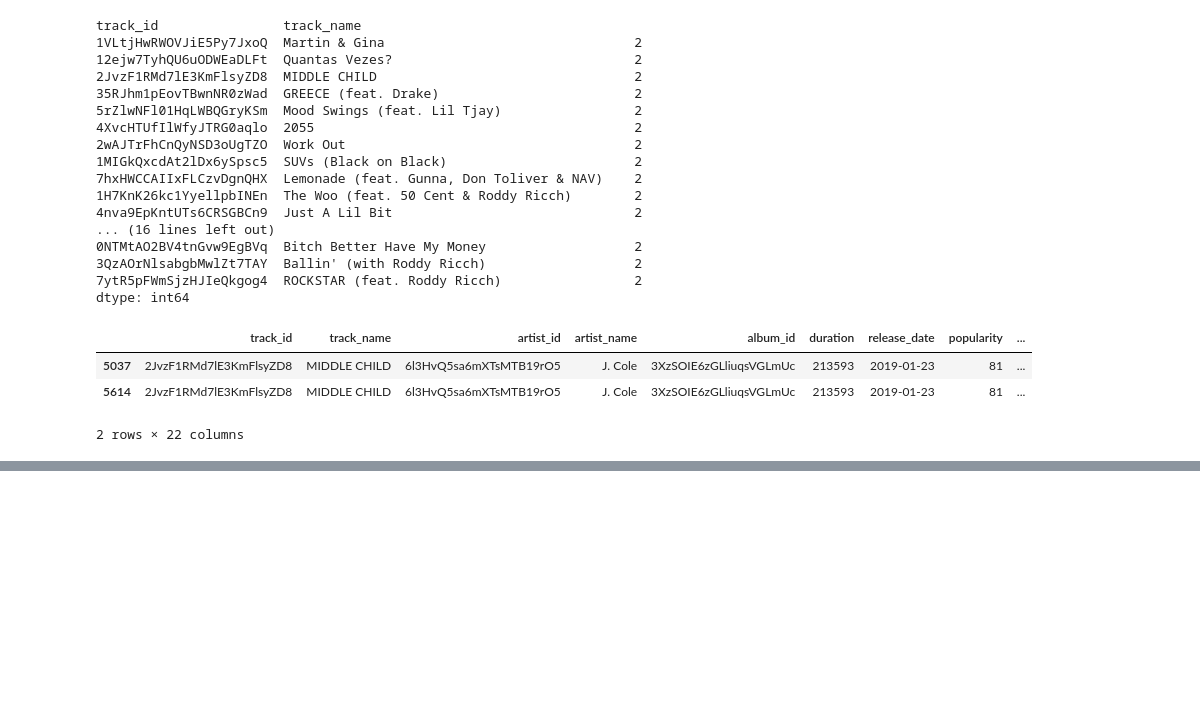
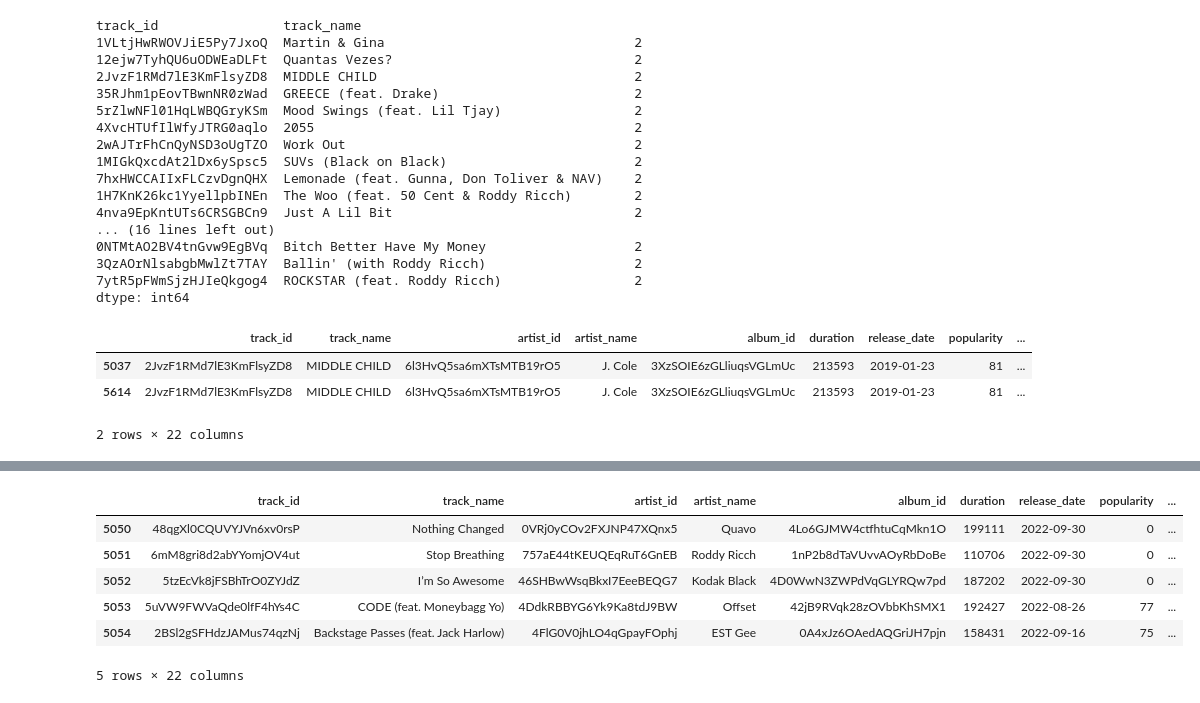
Before and after one commit to BaileeRice/Module20, a Jupyter notebook: Part 1/mlm_by_genre.ipynb, the cells around one changed output, grey strips where cells are left out. Cells and saved outputs as stored; diff of their text form; code cells hidden in the pictures; blank space fills up the shorter version.

```diff
--- a/Part 1/mlm_by_genre.ipynb
+++ b/Part 1/mlm_by_genre.ipynb
@@ -137,0 +149,11 @@ duplicates_df[duplicates_df['track_name']== 'MIDDLE CHILD']
+# %%
+new_rap_df = duplicates_df[duplicates_df['Genre']== 'Rap']
+new_rap_df.head()
+# %% [output]
+|  | track_id | track_name | artist_id | artist_name | album_id | duration | release_date | popularity | ... |
+| 5050 | 48qgXl0CQUVYJVn6xv0rsP | Nothing Changed | 0VRj0yCOv2FXJNP47XQnx5 | Quavo | 4Lo6GJMW4ctfhtuCqMkn1O | 199111 | 2022-09-30 | 0 | ... |
+| 5051 | 6mM8gri8d2abYYomjOV4ut | Stop Breathing | 757aE44tKEUQEqRuT6GnEB | Roddy Ricch | 1nP2b8dTaVUvvAOyRbDoBe | 110706 | 2022-09-30 | 0 | ... |
+| 5052 | 5tzEcVk8jFSBhTrO0ZYJdZ | I’m So Awesome | 46SHBwWsqBkxI7EeeBEQG7 | Kodak Black | 4D0WwN3ZWPdVqGLYRQw7pd | 187202 | 2022-09-30 | 0 | ... |
+| 5053 | 5uVW9FWVaQde0lfF4hYs4C | CODE (feat. Moneybagg Yo) | 4DdkRBBYG6Yk9Ka8tdJ9BW | Offset | 42jB9RVqk28zOVbbKhSMX1 | 192427 | 2022-08-26 | 77 | ... |
+| 5054 | 2BSl2gSFHdzJAMus74qzNj | Backstage Passes (feat. Jack Harlow) | 4FlG0V0jhLO4qGpayFOphj | EST Gee | 0A4xJz6OAedAQGriJH7pjn | 158431 | 2022-09-16 | 75 | ... |
+5 rows × 22 columns
```
Also changed, not shown: parts of 4 cells of this notebook, 4 other files.
